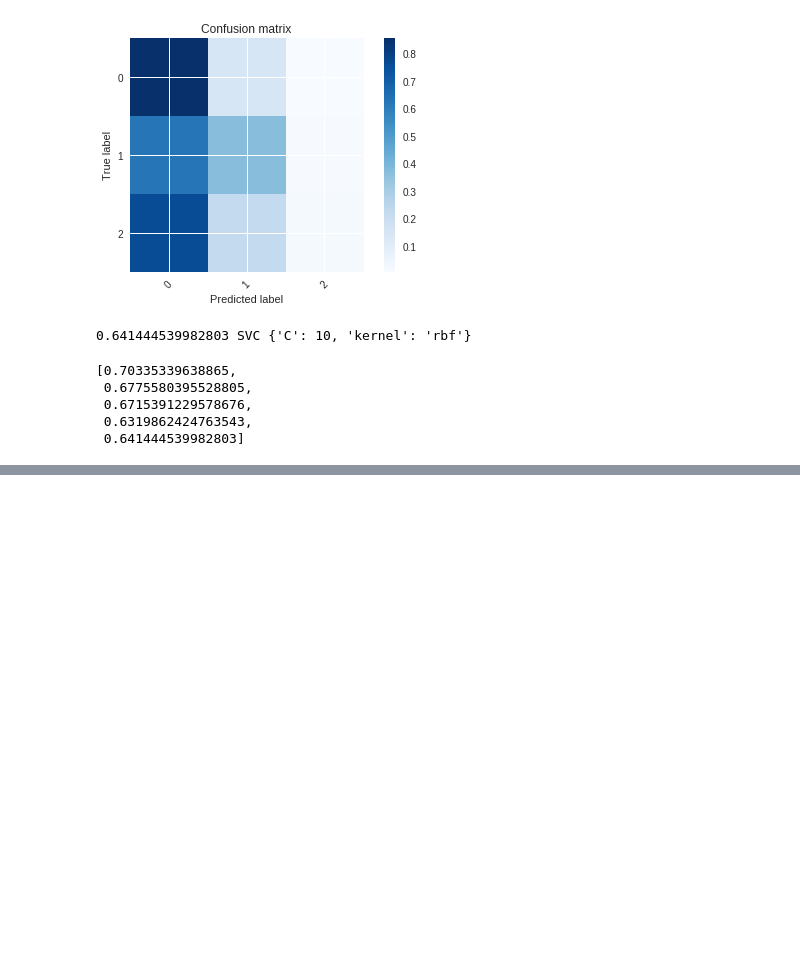
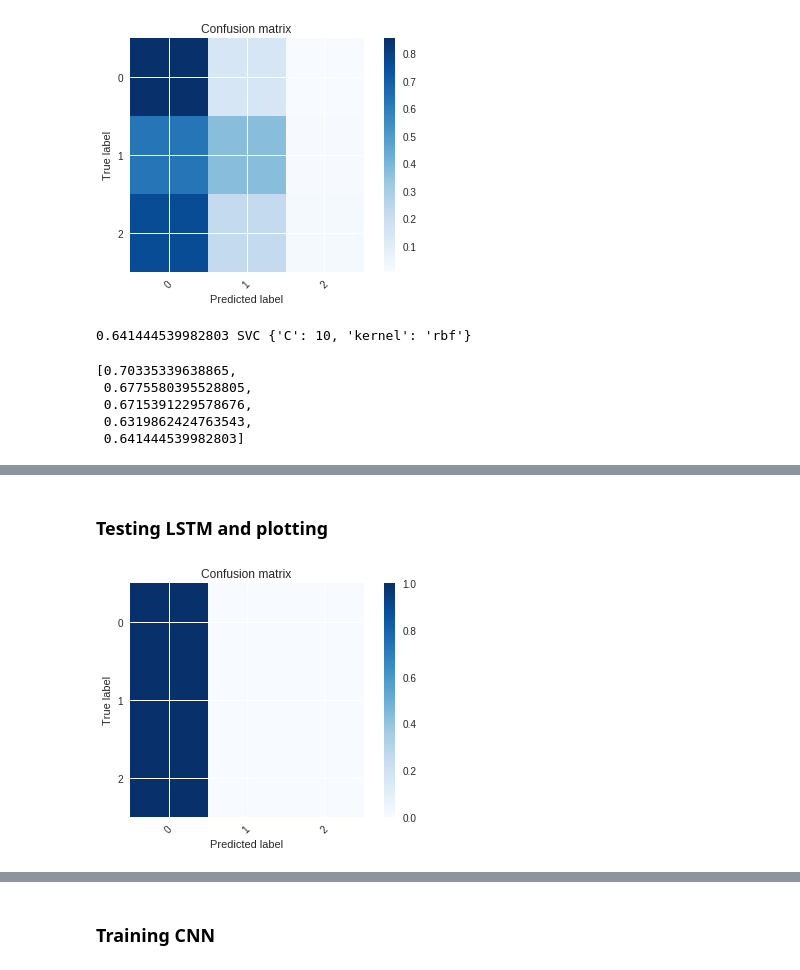
Before and after one commit to ZeyadZanaty/offenseval, a Jupyter notebook: offenseval.ipynb, the cells around one changed output, grey strips where cells are left out. Drawn from its saved outputs; the diff is of its cells as text; code cells hidden in the pictures; blank space fills up the shorter version.

```diff
--- a/offenseval.ipynb
+++ b/offenseval.ipynb
@@ -237,0 +417,13 @@ accs_c
+# %%
+dr_nn_c = DataReader('./datasets/training-v1/offenseval-training-v1.tsv','C')
+data_nn_c,labels_nn_c = dr_nn_c.get_labelled_data()
+data_nn_c,labels_nn_c = dr_nn_c.shuffle(data_nn_c,labels_nn_c,'random')
+
+tr_data_nn_c,tst_data_nn_c,tr_labels_nn_c,tst_labels_nn_c = split(data_nn_c,labels_nn_c,test_size=0.3)
+
+prp = Preprocessor('remove_stopwords','lemmatize')
+tr_data_clean_nn_c = prp.clean(tr_data_nn_c)
+tst_data_clean_nn_c = prp.clean(tst_data_nn_c)
+
+vct = Vectorizer('count')
+vct.vectorize(tr_data_clean_nn_c)
@@ -237,0 +432,3 @@ accs_c
+# %%
+lstm_c = DeepLearner(tr_data_clean_nn_c,tr_labels_nn_c,vocab_length=vct.vocab_length,model_type='LSTM')
+lstm_c.train(epochs=60)
@@ -237,0 +453,7 @@ accs_c
+# %% [markdown]
+### Testing LSTM and plotting
+# %%
+acc = lstm_c.test_and_plot(tst_data_clean_nn_c,tst_labels_nn_c,3)
+print('LSTM',acc)
+# %% [output]
+[figure, added]
@@ -237,0 +462,2 @@ accs_c
+# %% [markdown]
+### Training CNN
```
Also changed, not shown: parts of 33 cells of this notebook.
